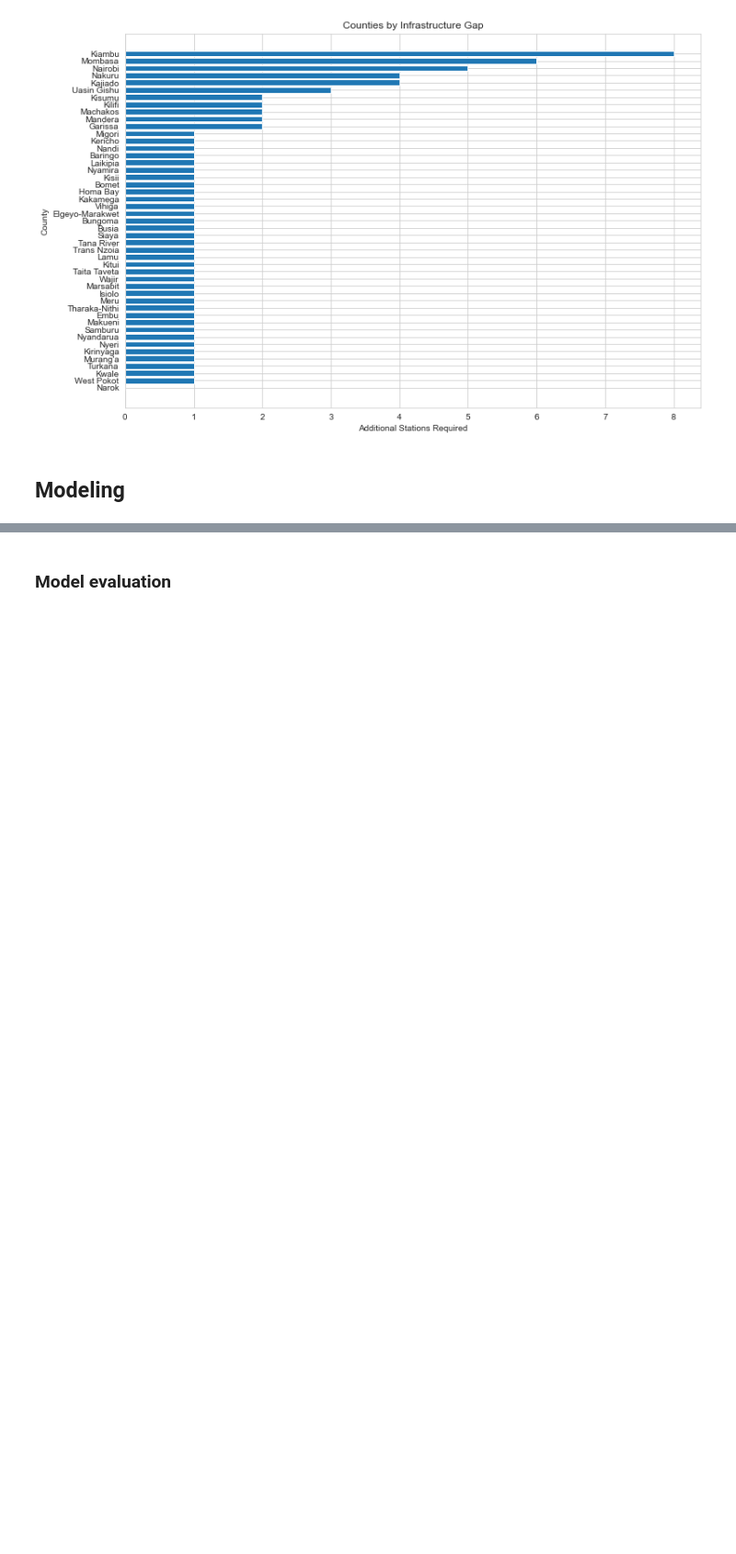
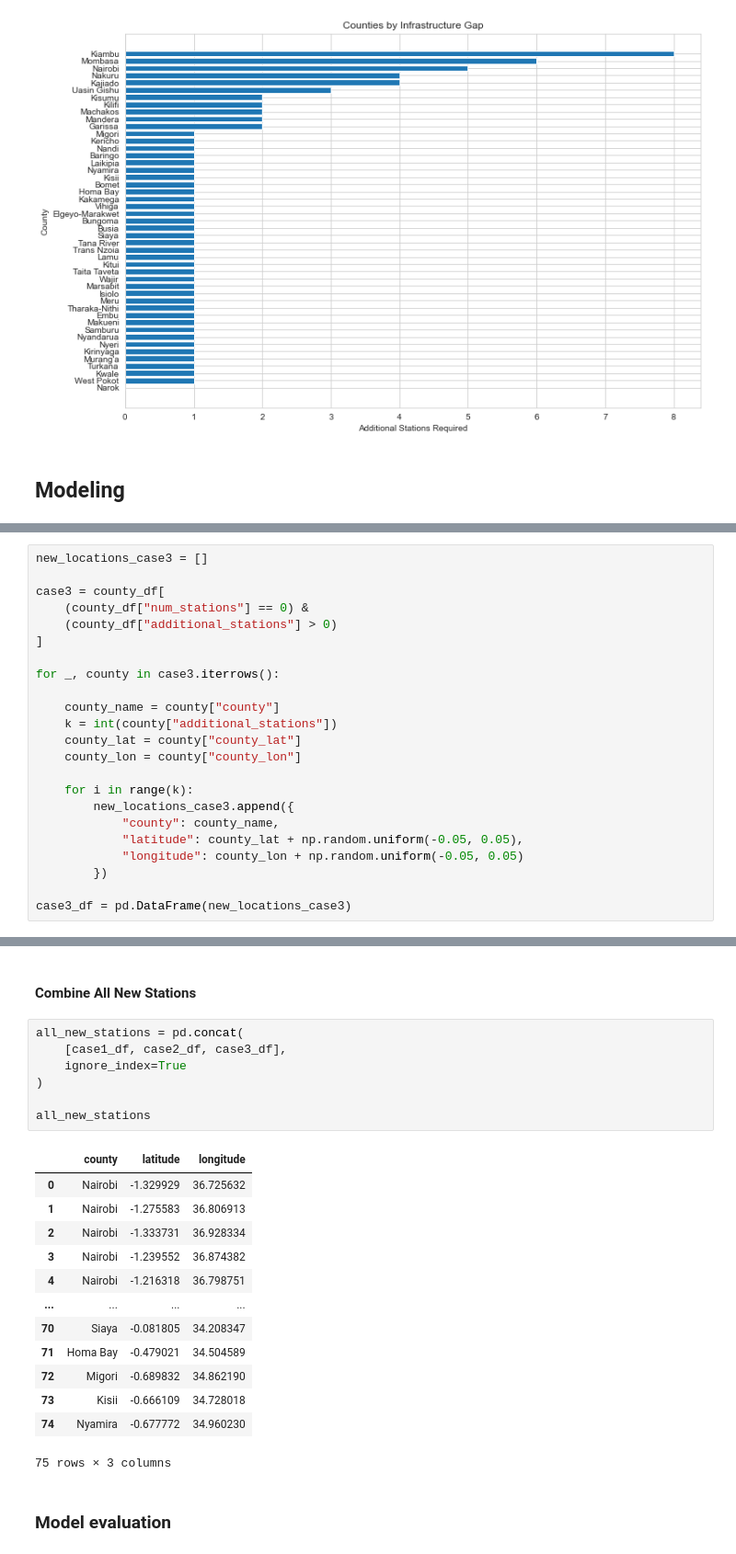
Before and after one commit to maryannngongi/EV_Charging_Stations_Optimization, a Jupyter notebook: index.ipynb, the cells around one changed output, grey strips where cells are left out. Shown at 92% size. Cells and saved outputs as stored; diff of their text form; blank space fills up the shorter version.

Commit message:
restoring index

```diff
--- a/index.ipynb
+++ b/index.ipynb
@@ -955,0 +952,23 @@ final_df
+# %%
+new_locations_case3 = []
+
+case3 = county_df[
+    (county_df["num_stations"] == 0) &
+    (county_df["additional_stations"] > 0)
+]
+
+for _, county in case3.iterrows():
+
+    county_name = county["county"]
+    k = int(county["additional_stations"])
+    county_lat = county["county_lat"]
+    county_lon = county["county_lon"]
+
+    for i in range(k):
+        new_locations_case3.append({
+            "county": county_name,
+            "latitude": county_lat + np.random.uniform(-0.05, 0.05),
+            "longitude": county_lon + np.random.uniform(-0.05, 0.05)
+        })
+
+case3_df = pd.DataFrame(new_locations_case3)
@@ -956,3 +987,26 @@ final_df
+# %% [markdown]
+#### Combine All New Stations
+# %%
+all_new_stations = pd.concat(
+    [case1_df, case2_df, case3_df],
+    ignore_index=True
+)
+
+all_new_stations
+# %% [output]
+|  | county | latitude | longitude |
+| 0 | Nairobi | -1.329929 | 36.725632 |
+| 1 | Nairobi | -1.275583 | 36.806913 |
+| 2 | Nairobi | -1.333731 | 36.928334 |
+| 3 | Nairobi | -1.239552 | 36.874382 |
+| 4 | Nairobi | -1.216318 | 36.798751 |
+| ... | ... | ... | ... |
+| 70 | Siaya | -0.081805 | 34.208347 |
+| 71 | Homa Bay | -0.479021 | 34.504589 |
+| 72 | Migori | -0.689832 | 34.862190 |
+| 73 | Kisii | -0.666109 | 34.728018 |
+| 74 | Nyamira | -0.677772 | 34.960230 |
+75 rows × 3 columns
 # %% [markdown]
 ### Model evaluation
 # %% [markdown]
```
Also changed, not shown: parts of 16 cells of this notebook.
